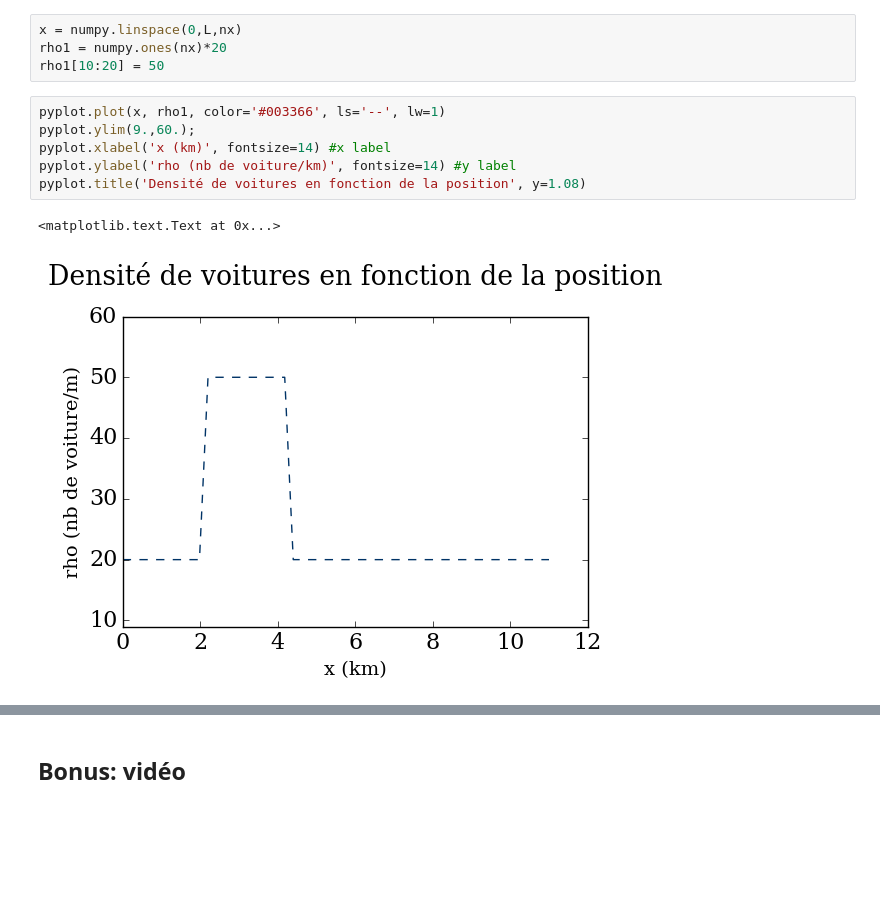
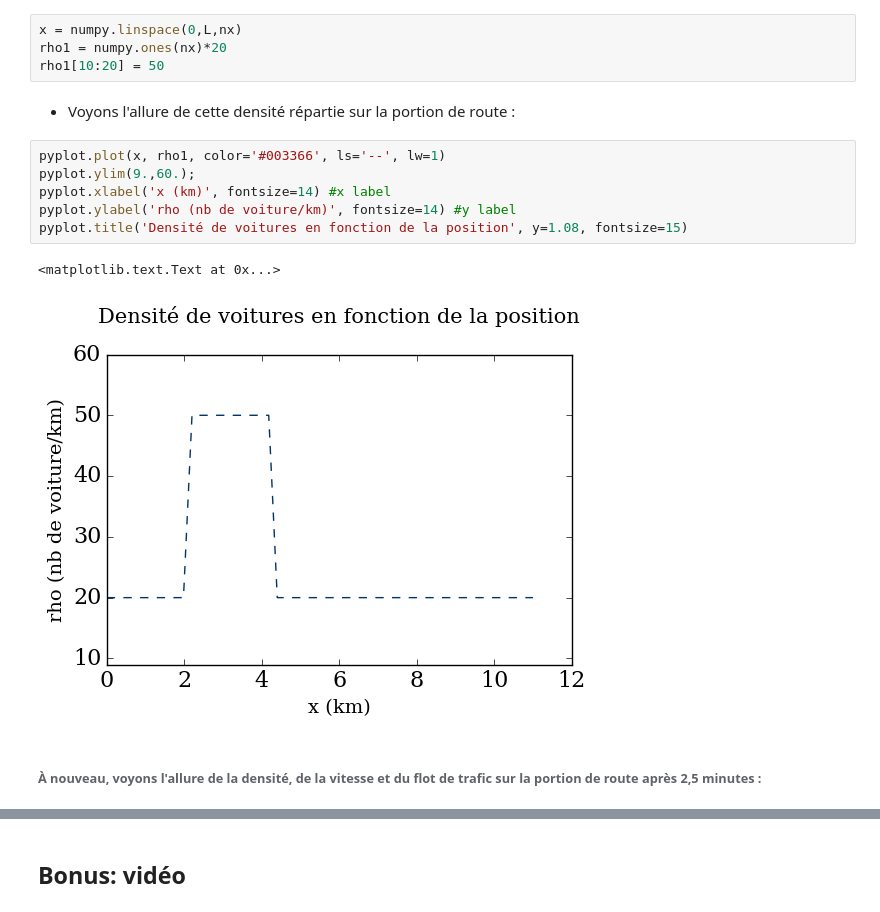
Before and after one commit to CarolineJonas/Module-2---Space-time, a Jupyter notebook: Module2_Final.ipynb, the cells around one changed output, grey strips where cells are left out. Cells and saved outputs as stored; diff of their text form; blank space fills up the shorter version.

```diff
--- a/Module2_Final.ipynb
+++ b/Module2_Final.ipynb
@@ -140,13 +158,17 @@ pyplot.title('Flot du trafic en fonction de la position', y=1.08)
 x = numpy.linspace(0,L,nx)
 rho1 = numpy.ones(nx)*20
 rho1[10:20] = 50
+# %% [markdown]
+- Voyons l'allure de cette densité répartie sur la portion de route :
 # %%
 pyplot.plot(x, rho1, color='#003366', ls='--', lw=1)
 pyplot.ylim(9.,60.);
 pyplot.xlabel('x (km)', fontsize=14) #x label
 pyplot.ylabel('rho (nb de voiture/km)', fontsize=14) #y label
-pyplot.title('Densité de voitures en fonction de la position', y=1.08)
+pyplot.title('Densité de voitures en fonction de la position', y=1.08, fontsize=15)
 # %% [output]
 <matplotlib.text.Text at 0x...>
-[figure, old version]
+[figure, new version]
+# %% [markdown]
+###### À nouveau, voyons l'allure de la densité, de la vitesse et du flot de trafic sur la portion de route après 2,5 minutes :
 # %%
```
Also changed, not shown: parts of 54 cells of this notebook.
